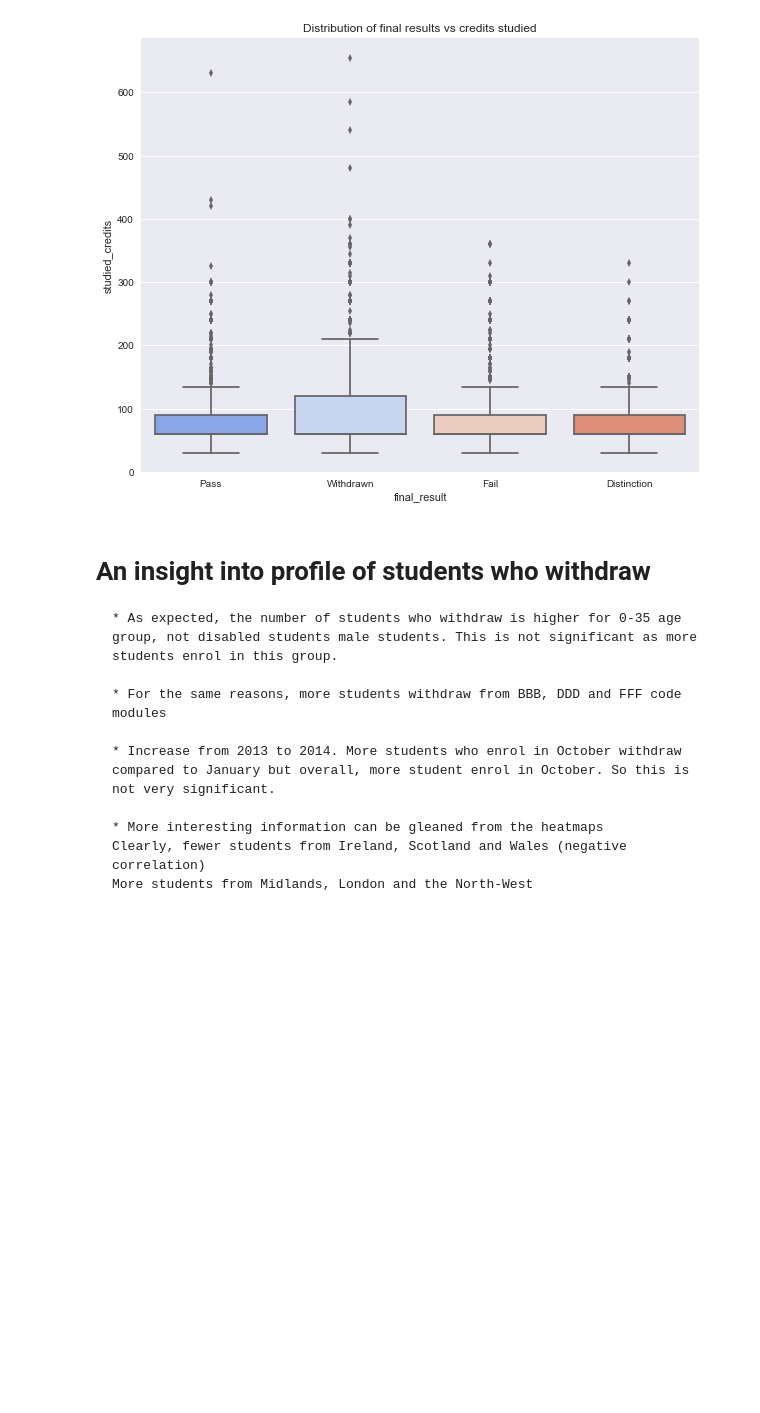
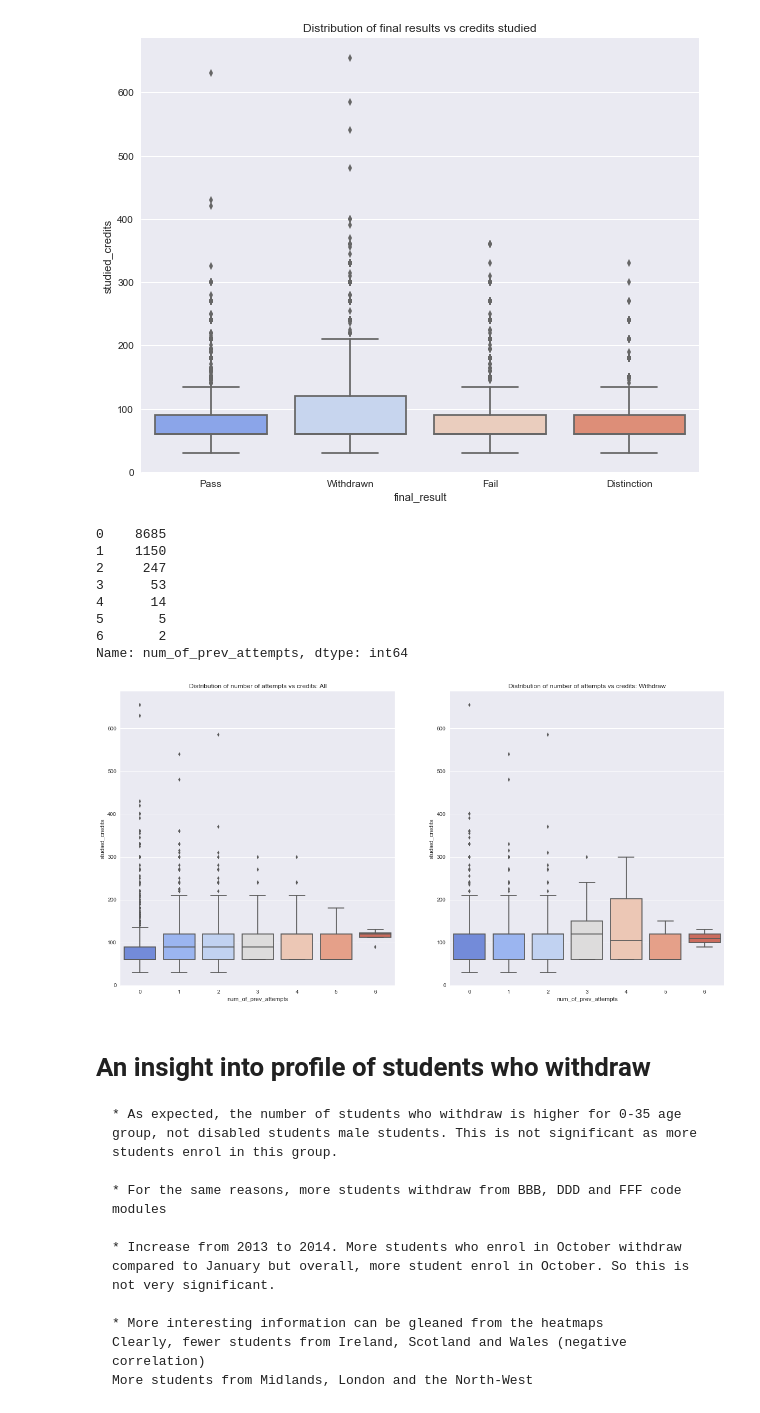
Before and after one commit to SoumyaK23/Springboard-Data-Intensive-and-Machine-Learning, a Jupyter notebook: Capstone2/OU_dataStory.ipynb, the cells around one changed output. Drawn from its saved outputs; the diff is of its cells as text; code cells hidden in the pictures; blank space fills up the shorter version.

```diff
--- a/Capstone2/OU_dataStory.ipynb
+++ b/Capstone2/OU_dataStory.ipynb
@@ -120,6 +120,6 @@ show_perc(ax6)
 # Students who withdraw: the lost 30%
 # %%
 # convert data in the original dataset from categorical to numerical (it is easier to analyse)
-df_encoded = pd.get_dummies(df, columns=['highest_education','imd_band','region', 'final_result'], drop_first=True)
+df_encoded = pd.get_dummies(df, columns=['age_band','gender','disability', 'highest_education','imd_band','region', 'final_result'], drop_first=True)
 df_encoded.columns
 # %% [output]
@@ -248,6 +249,29 @@ g.set_title("Distribution of final results vs credits studied")
 # %% [output]
 <matplotlib.text.Text at 0x...>
 [figure]
+# %%
+# plot number of previous attempts against credits
+fig = plt.figure(figsize=(20,10))
+
+ax1 = fig.add_subplot(1,2,1)
+g = sns.boxplot(df.num_of_prev_attempts, df.studied_credits, palette="coolwarm")
+g.set_title("Distribution of number of attempts vs credits: All")
+
+ax2 = fig.add_subplot(1,2,2)
+g = sns.boxplot(withdraw.num_of_prev_attempts, withdraw.studied_credits, palette="coolwarm")
+g.set_title("Distribution of number of attempts vs credits: Withdraw")
+
+print(withdraw.num_of_prev_attempts.value_counts())
+# %% [output]
+0    8685
+1    1150
+2     247
+3      53
+4      14
+5       5
+6       2
+Name: num_of_prev_attempts, dtype: int64
+[figure, added]
 # %% [markdown]
 # An insight into profile of students who withdraw
 
```
Also changed, not shown: parts of 1 cell of this notebook.
